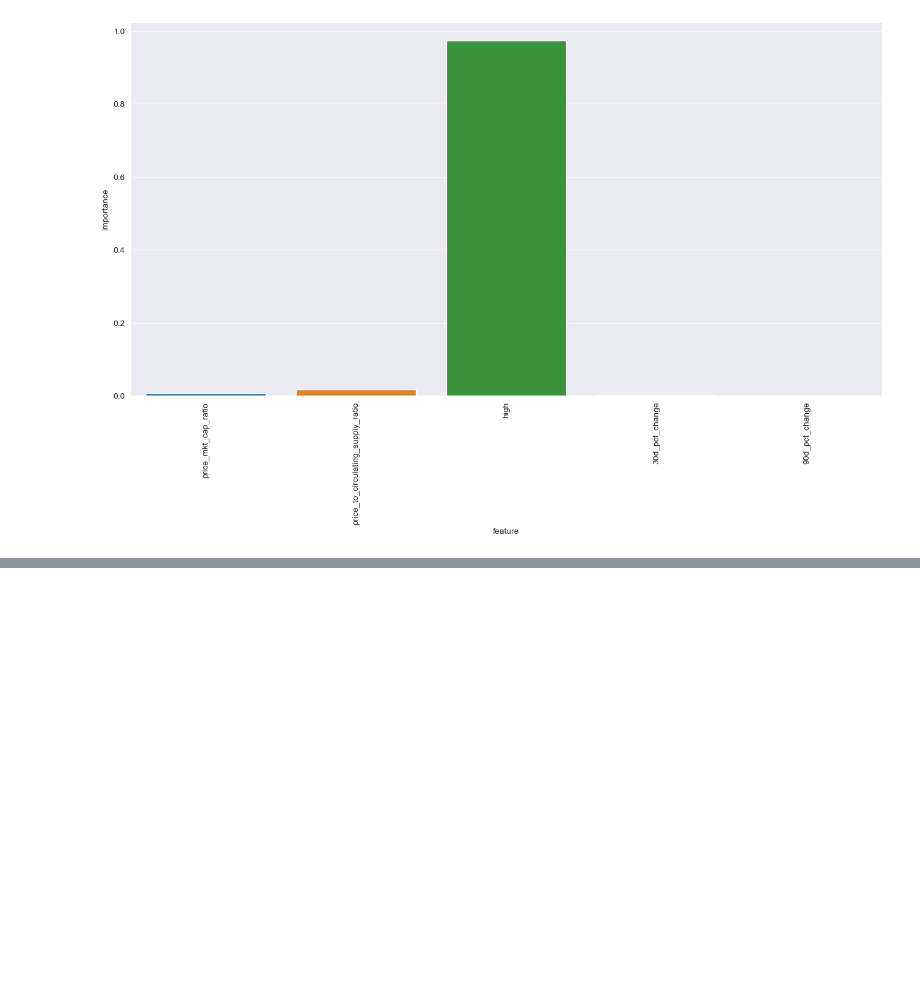
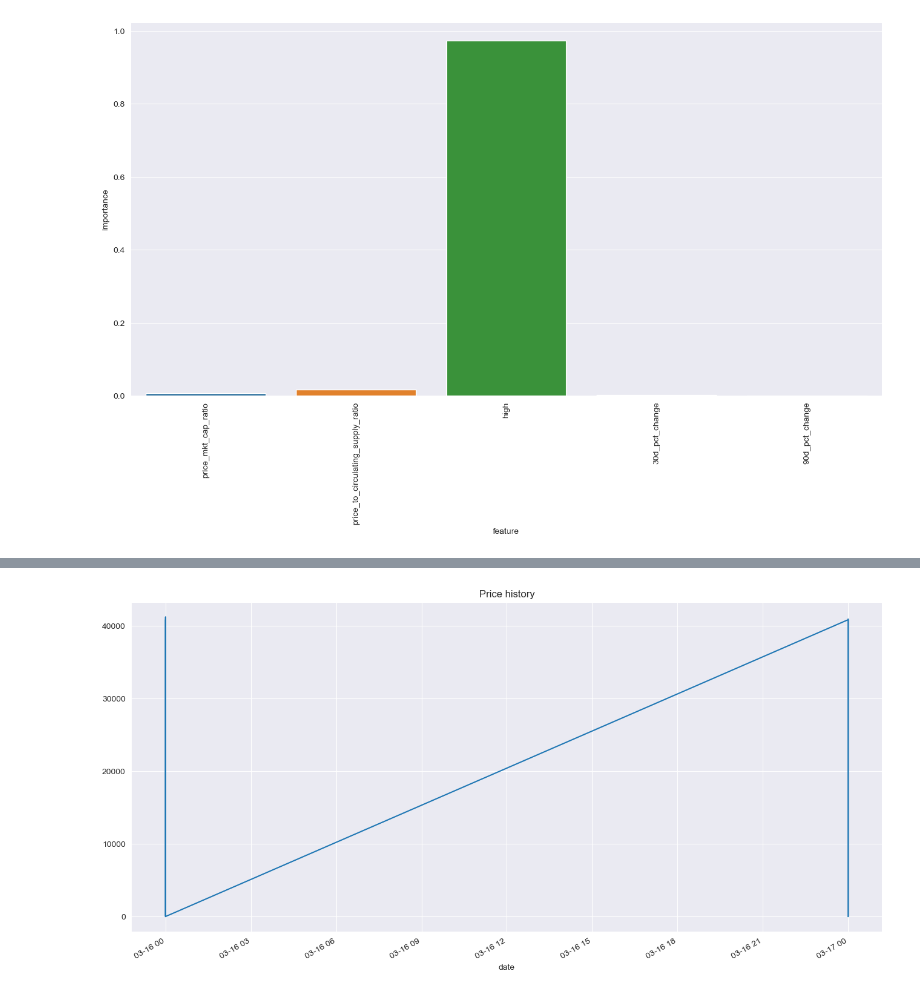
Before and after one commit to ashioyajotham/Quant, a Jupyter notebook: Cryptocurrency Price & Market Data/coin-gecko.ipynb, the cells around one changed output, grey strips where cells are left out. Cells and saved outputs as stored; diff of their text form; code cells hidden in the pictures; blank space fills up the shorter version.

```diff
--- a/Cryptocurrency Price & Market Data/coin-gecko.ipynb
+++ b/Cryptocurrency Price & Market Data/coin-gecko.ipynb
@@ -479,0 +522,4 @@ print('Coefficient of determination: %.2f'% r2_score(y_test, xg_y_pred))
+# %%
+coin_gecko['price'].plot(figsize=(16, 8), title='Price history');
+# %% [output]
+[figure, added]
```
Also changed, not shown: parts of 11 cells of this notebook.
